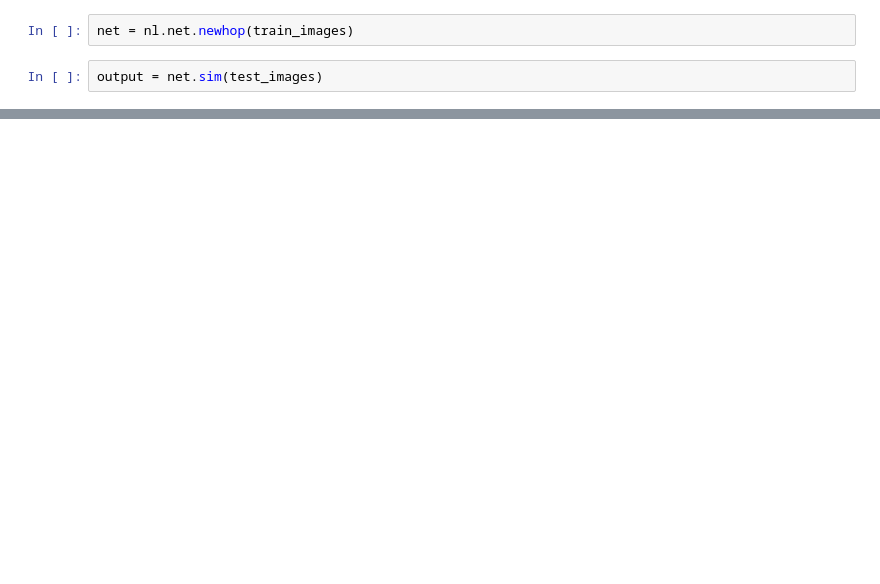
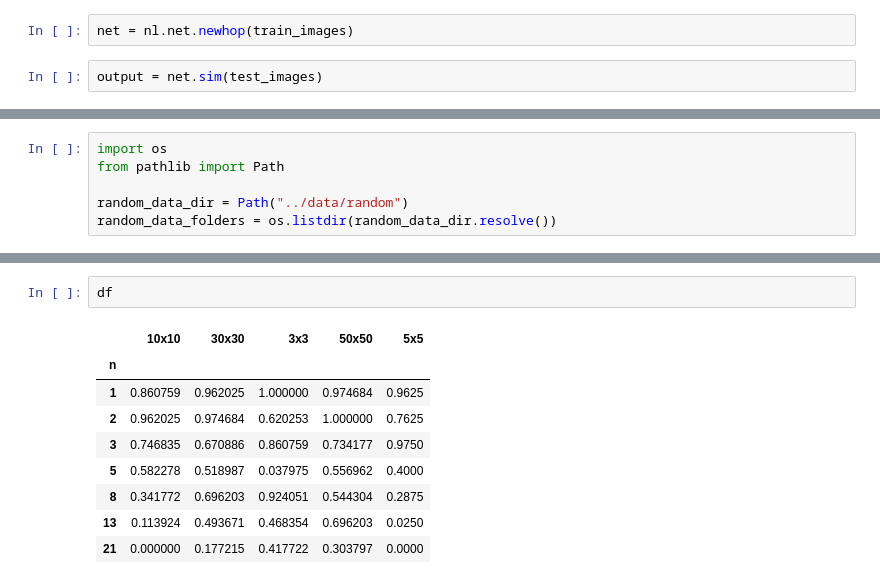
Before and after one commit to D3BINSKI/hopfield-networks, a Jupyter notebook: Libraries Tests/neurolab-test.ipynb, the cells around one changed output, grey strips where cells are left out. Cells and saved outputs as stored; diff of their text form; blank space fills up the shorter version.

```diff
--- a/Libraries Tests/neurolab-test.ipynb
+++ b/Libraries Tests/neurolab-test.ipynb
@@ -225,0 +171,6 @@ Output images:
+# %%
+import os
+from pathlib import Path
+
+random_data_dir = Path("../data/random")
+random_data_folders = os.listdir(random_data_dir.resolve())
@@ -225,0 +275,12 @@ Output images:
+# %%
+df
+# %% [output]
+|  | 10x10 | 30x30 | 3x3 | 50x50 | 5x5 |
+| n |  |  |  |  |  |
+| 1 | 0.860759 | 0.962025 | 1.000000 | 0.974684 | 0.9625 |
+| 2 | 0.962025 | 0.974684 | 0.620253 | 1.000000 | 0.7625 |
+| 3 | 0.746835 | 0.670886 | 0.860759 | 0.734177 | 0.9750 |
+| 5 | 0.582278 | 0.518987 | 0.037975 | 0.556962 | 0.4000 |
+| 8 | 0.341772 | 0.696203 | 0.924051 | 0.544304 | 0.2875 |
+| 13 | 0.113924 | 0.493671 | 0.468354 | 0.696203 | 0.0250 |
+| 21 | 0.000000 | 0.177215 | 0.417722 | 0.303797 | 0.0000 |
```
Also changed, not shown: parts of 19 cells of this notebook, 1 other file.
